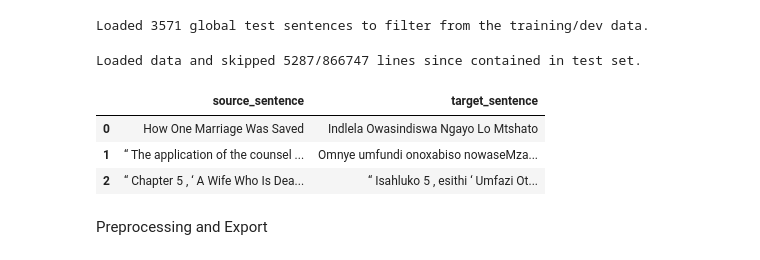
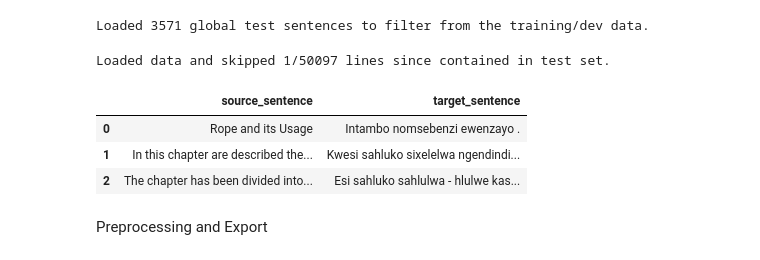
Before and after one commit to Shingirai98/Altium, a Jupyter notebook: Xhosa<_>English_Translation.ipynb, the cells around one changed output. Cells and saved outputs as stored; diff of their text form; code cells hidden in the pictures.

```diff
--- a/Xhosa<_>English_Translation.ipynb
+++ b/Xhosa<_>English_Translation.ipynb
@@ -103,38 +103,38 @@ Loaded 3571 global test sentences to filter from the training/dev data.
 # %%
 import pandas as pd
 
 # TMX file to dataframe
-source_file = 'jw300.' + source_language
-target_file = 'jw300.' + target_language
+source_file = 'xhosanavy.' + source_language
+target_file = 'xhosanavy.' + target_language
 
 source = []
 target = []
 skip_lines = []  # Collect the line numbers of the source portion to skip the same lines for the target portion.
 with open(source_file) as f:
     for i, line in enumerate(f):
         # Skip sentences that are contained in the test set.
         if line.strip() not in en_test_sents:
             source.append(line.strip())
         else:
             skip_lines.append(i)
 with open(target_file) as f:
     for j, line in enumerate(f):
         # Only add to corpus if corresponding source was not skipped.
         if j not in skip_lines:
             target.append(line.strip())
 
 print('Loaded data and skipped {}/{} lines since contained in test set.'.format(len(skip_lines), i))
 
 df = pd.DataFrame(zip(source, target), columns=['source_sentence', 'target_sentence'])
 # if you get TypeError: data argument can't be an iterator is because of your zip version run this below
 #df = pd.DataFrame(list(zip(source, target)), columns=['source_sentence', 'target_sentence'])
 df.head(3)
 # %% [output]
-Loaded data and skipped 5287/866747 lines since contained in test set.
+Loaded data and skipped 1/50097 lines since contained in test set.
 |  | source_sentence | target_sentence |
-| 0 | How One Marriage Was Saved | Indlela Owasindiswa Ngayo Lo Mtshato |
-| 1 | “ The application of the counsel ... | Omnye umfundi onoxabiso nowaseMza... |
-| 2 | “ Chapter 5 , ‘ A Wife Who Is Dea... | “ Isahluko 5 , esithi ‘ Umfazi Ot... |
+| 0 | Rope and its Usage | Intambo nomsebenzi ewenzayo . |
+| 1 | In this chapter are described the... | Kwesi sahluko sixelelwa ngendindi... |
+| 2 | The chapter has been divided into... | Esi sahluko sahlulwa - hlulwe kas... |
 # %% [markdown]
 Preprocessing and Export
 # %%
```
Also changed, not shown: parts of 15 cells of this notebook.
